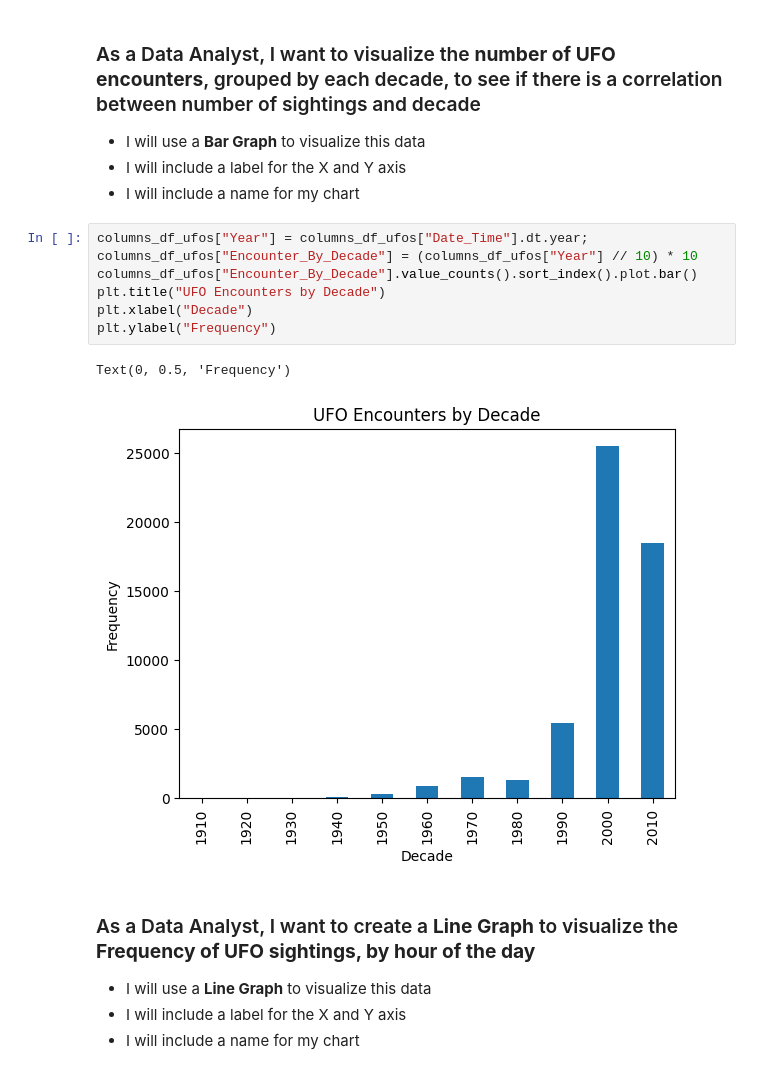
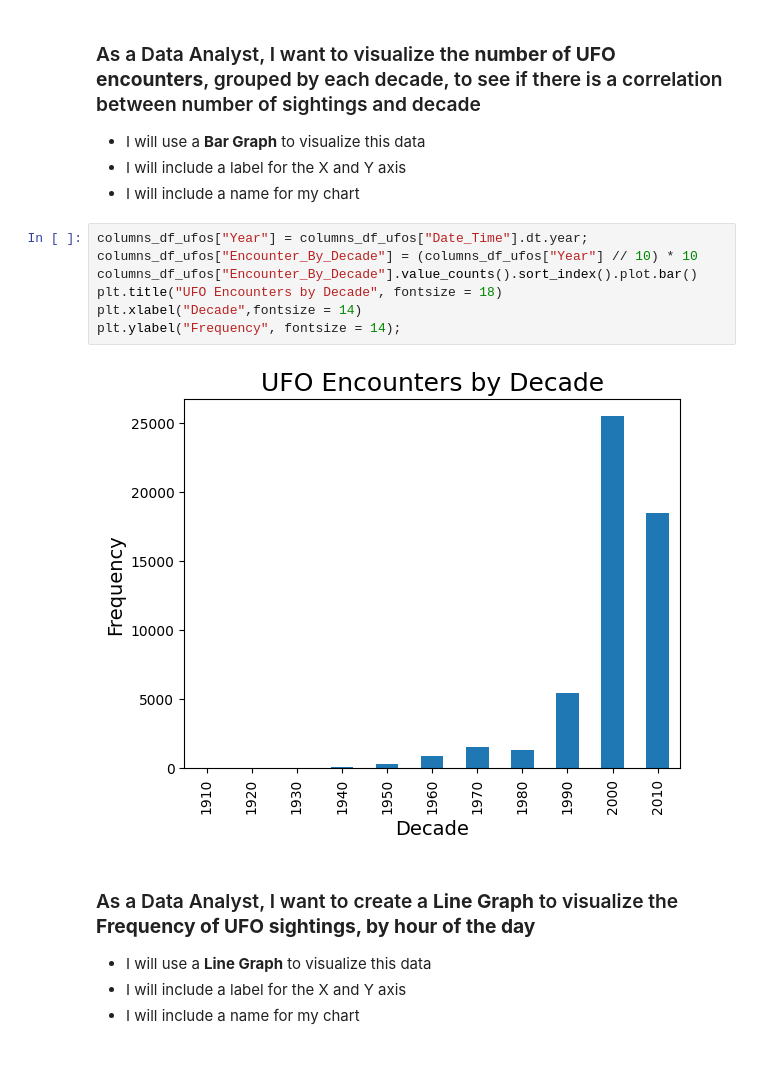
Before and after one commit to callred88/VisualData, a Jupyter notebook: Pandas_MatPlotLib_User_Stories.ipynb, the cells around one changed output. Drawn from its saved outputs; the diff is of its cells as text.

```diff
--- a/Pandas_MatPlotLib_User_Stories.ipynb
+++ b/Pandas_MatPlotLib_User_Stories.ipynb
@@ -93,13 +93,12 @@ Text(0, 0.5, 'Frequency of a shape')
 # %%
 columns_df_ufos["Year"] = columns_df_ufos["Date_Time"].dt.year;
 columns_df_ufos["Encounter_By_Decade"] = (columns_df_ufos["Year"] // 10) * 10
 columns_df_ufos["Encounter_By_Decade"].value_counts().sort_index().plot.bar()
-plt.title("UFO Encounters by Decade")
-plt.xlabel("Decade")
-plt.ylabel("Frequency")
+plt.title("UFO Encounters by Decade", fontsize = 18)
+plt.xlabel("Decade",fontsize = 14)
+plt.ylabel("Frequency", fontsize = 14);
 # %% [output]
-Text(0, 0.5, 'Frequency')
-[figure, old version]
+[figure, new version]
 # %% [markdown]
 ### As a Data Analyst, I want to create a **Line Graph** to visualize the **Frequency of UFO sightings, by hour of the day**
 * I will use a **Line Graph** to visualize this data
```
Also changed, not shown: parts of 4 cells of this notebook.
